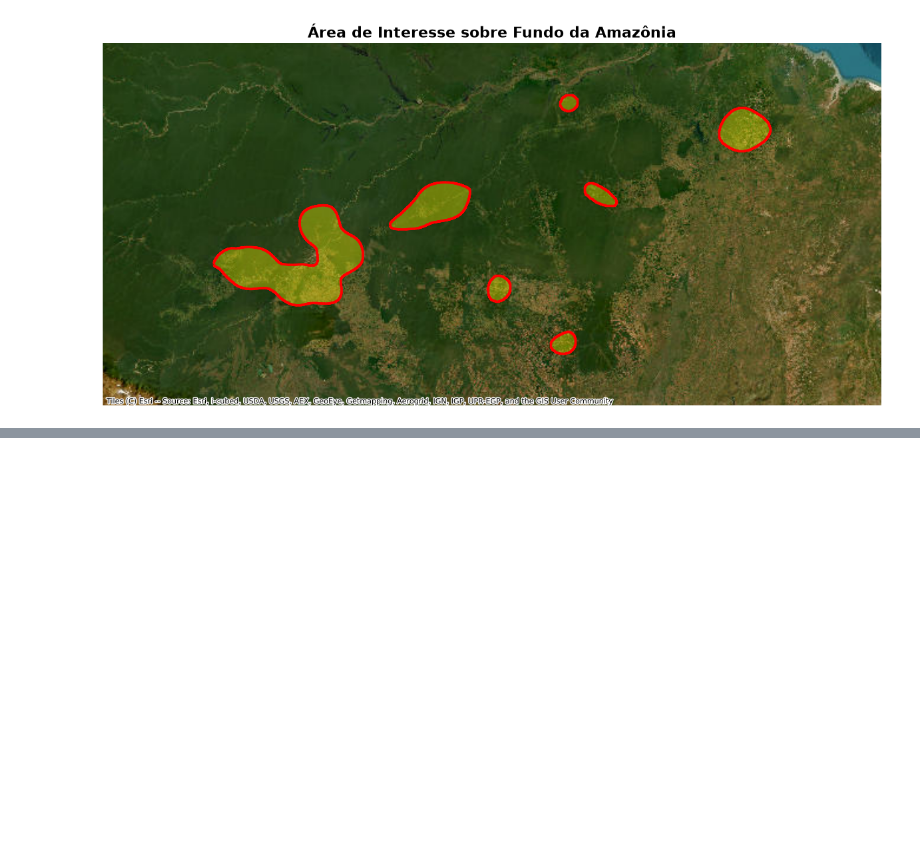
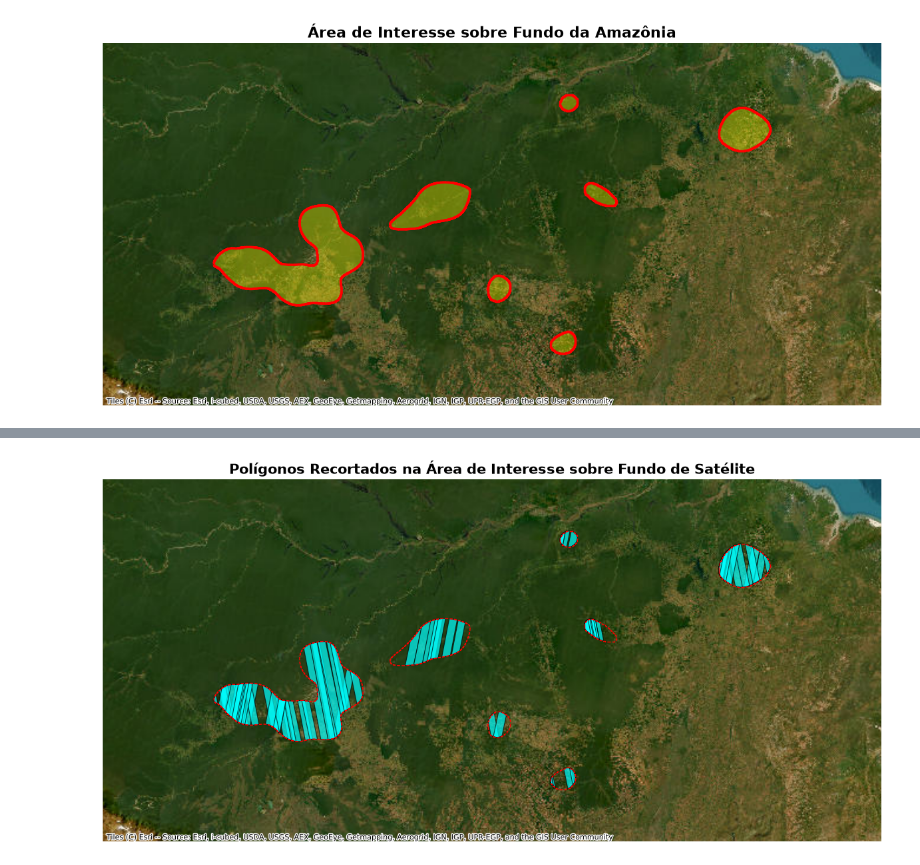
Before and after one commit to AbnerErnaniADSFatec/optimization_algorithms_impl, a Jupyter notebook: simulated_annealing.ipynb, the cells around one changed output, grey strips where cells are left out. Drawn from its saved outputs; the diff is of its cells as text; code cells hidden in the pictures; blank space fills up the shorter version.

```diff
--- a/simulated_annealing.ipynb
+++ b/simulated_annealing.ipynb
@@ -398,0 +581,62 @@ Melhor Score:    0.3574026910787114
+# %%
+passagens_escolhidas = PASSAGENS_SAR.iloc[melhor_mascara.astype(bool)]
+
+# 2. Recortar o gdf_final usando a geometria da área de interesse
+gdf_recortado = passagens_escolhidas.clip(AREAS_INTERESSE)
+
+# 3. Reprojetar ambos para EPSG:3857 (usado pelo mapa-base do contextily)
+area_plot = AREAS_INTERESSE.to_crs(epsg=3857)
+gdf_recortado_plot = gdf_recortado.to_crs(epsg=3857)
+
+# Criar figura
+fig, ax = plt.subplots(figsize=(12, 10))
+
+# Limites da área de interesse
+xmin, ymin, xmax, ymax = area_plot.total_bounds
+
+# Adiciona uma margem ao redor da área
+dx = xmax - xmin
+dy = ymax - ymin
+
+margem_x = dx * 0.20
+margem_y = dy * 0.20
+
+ax.set_xlim(xmin - margem_x, xmax + margem_x)
+ax.set_ylim(ymin - margem_y, ymax + margem_y)
+
+# Adiciona o fundo de satélite
+ctx.add_basemap(
+    ax,
+    source=ctx.providers.Esri.WorldImagery,
+    crs=area_plot.crs
+)
+
+# 4. Plotar o gdf final recortado
+gdf_recortado_plot.plot(
+    ax=ax,
+    color='cyan',         # ou use 'column=nome_coluna' caso tenha classes
+    alpha=0.7,
+    edgecolor='black',
+    linewidth=0.8,
+    zorder=2,
+    label='Polígonos Selecionados'
+)
+
+# 5. Desenhar o contorno da área de interesse por cima
+area_plot.boundary.plot(
+    ax=ax,
+    color='red',
+    linewidth=1,
+    linestyle='--',
+    zorder=3,
+    label='Área de Interesse'
+)
+
+ax.set_title('Polígonos Recortados na Área de Interesse sobre Fundo de Satélite', fontsize=15, fontweight='bold')
+ax.set_axis_off()
+
+plt.tight_layout()
+plt.savefig('gdf_recortado_amazonia.png', dpi=300, bbox_inches='tight')
+plt.show()
+# %% [output]
+[figure, added]
```
Also changed, not shown: parts of 5 cells of this notebook, 2 other files.
